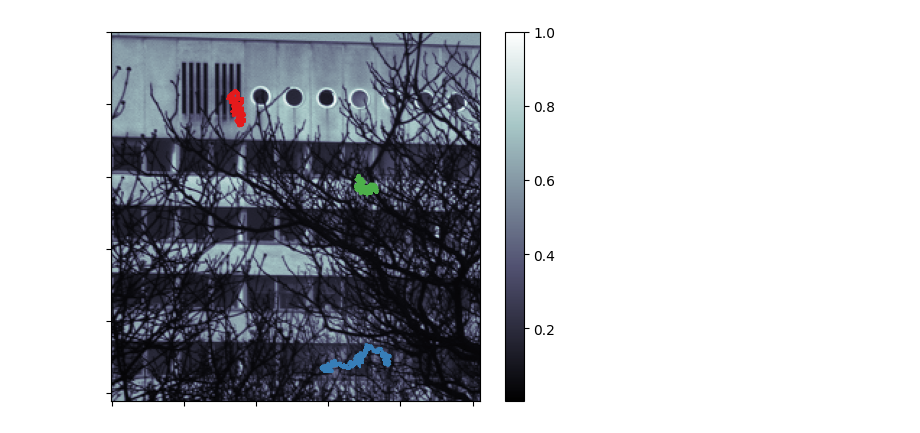
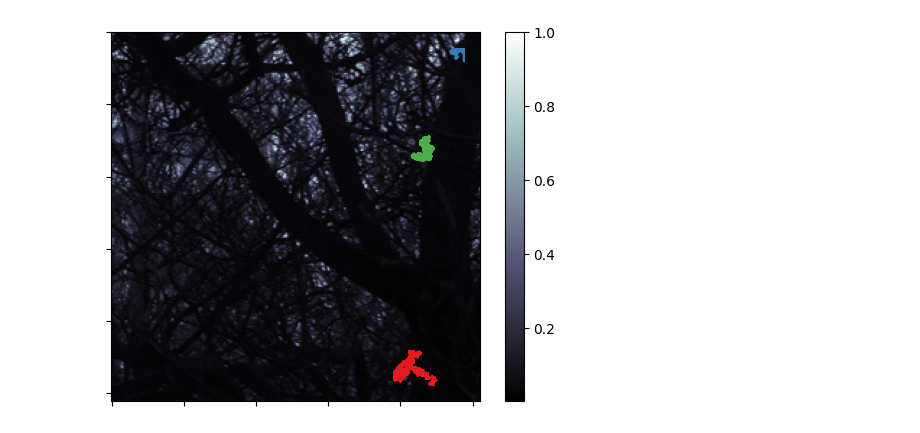
Before and after one commit to lyndond/frame_whitening, a Jupyter notebook: figures_new/conv2d.ipynb, the cells around one changed output. Drawn from its saved outputs; the diff is of its cells as text; code cells hidden in the pictures.

```diff
--- a/figures_new/conv2d.ipynb
+++ b/figures_new/conv2d.ipynb
@@ -32,0 +9,14 @@ img = img / np.max(img)
+# %%
+data_dir = "/mnt/home/tyerxa/ceph/datasets/datasets/vanhateren_imc"
+files = sorted(os.listdir(data_dir))
+# n_images = 10
+# rand_idx = np.random.choice(range(len(files)), n_images, replace=False)
+
+seed = 42069
+rng = np.random.default_rng(seed)
+
+img = fwd.load_image(rng=rng)
+
+img = img / np.max(img)
+
+plt.imshow(img)
@@ -33,50 +26,21 @@ img = img / np.max(img)
 # %%
-def random_walk(n_steps, sigma=1.0):
-    # 2d gaussian random walk
-    x = np.random.normal(0, sigma, n_steps)
-    y = np.random.normal(0, sigma, n_steps)
-    return np.cumsum(x).astype(int), np.cumsum(y).astype(int)
-
-def get_patches(img, walk_h, walk_w):
-    all_images = []
-    for di, dj in zip(walk_h, walk_w):
-        all_images.append(img[di:di+h, dj:dj+w])
-    return all_images
-
-def get_contexts(img, h, w, n_contexts, sigma, n_steps, pad_factor=1):
-    pad_h, pad_w = pad_factor * h, pad_factor * w
-
-    all_contexts = []
-    walk_coords = []
-
-    for _ in range(n_contexts):
-        i, j = np.random.randint(pad_h, img_h-pad_w), np.random.randint(pad_h, img_w-pad_w)
-        walk_h, walk_w = random_walk(n_steps, sigma)
-        walk_h = np.clip(walk_h+i, 0+h, img_h-h)
-        walk_w = np.clip(walk_w+j, 0+w, img_w-w)
-        all_contexts.append(get_patches(img, walk_h, walk_w))
-        walk_coords.append(np.stack([walk_h, walk_w], axis=1))
-
-    return np.array(all_contexts), walk_coords
-
-
-h, w = 20, 20
+patch_h, patch_w = 12, 12
 img_h, img_w = img.shape
 
 sigma = .1
 n_steps = 20_000
 
 fig, ax = plt.subplots(1, 1)
 im = ax.imshow(img, cmap="bone")
 plt.colorbar(im)
 ax.set(xticklabels=[], yticklabels=[])
 
 n_contexts = 3
 cols = sns.color_palette("Set1", n_contexts)
 
-all_contexts, walk_coords = get_contexts(img, h, w, n_contexts, sigma, n_steps, pad_factor=1)
+all_contexts, walk_coords = fwd.get_contexts(img, patch_h, patch_w, n_contexts, sigma, n_steps, pad_factor=1)
 for idx, walk_hw in enumerate(walk_coords):
     walk_h, walk_w = walk_hw[:, 0], walk_hw[:, 1]
     ax.plot(walk_h, walk_w, color=cols[idx])
 # %% [output]
-[figure, old version]
+[figure, new version]
```
Also changed, not shown: parts of 9 cells of this notebook, 2 other files.
